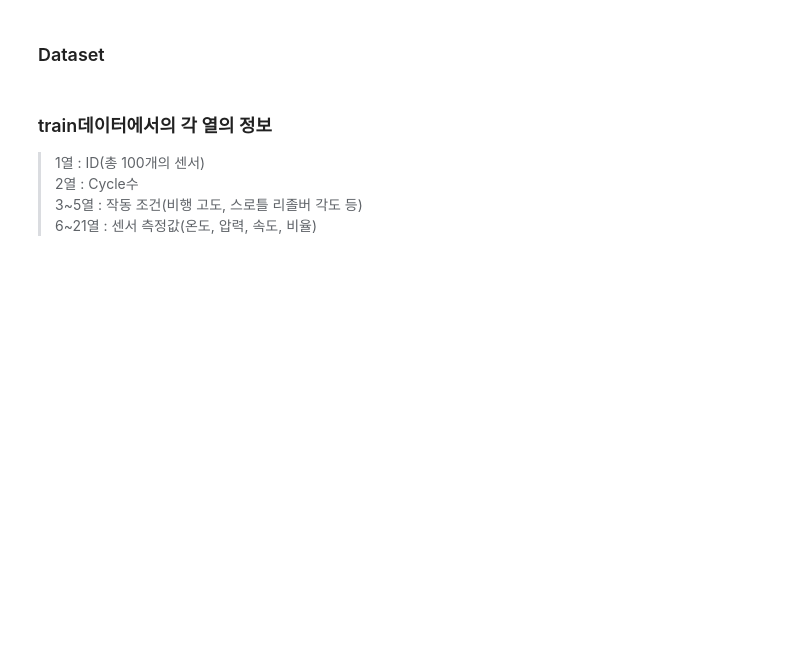
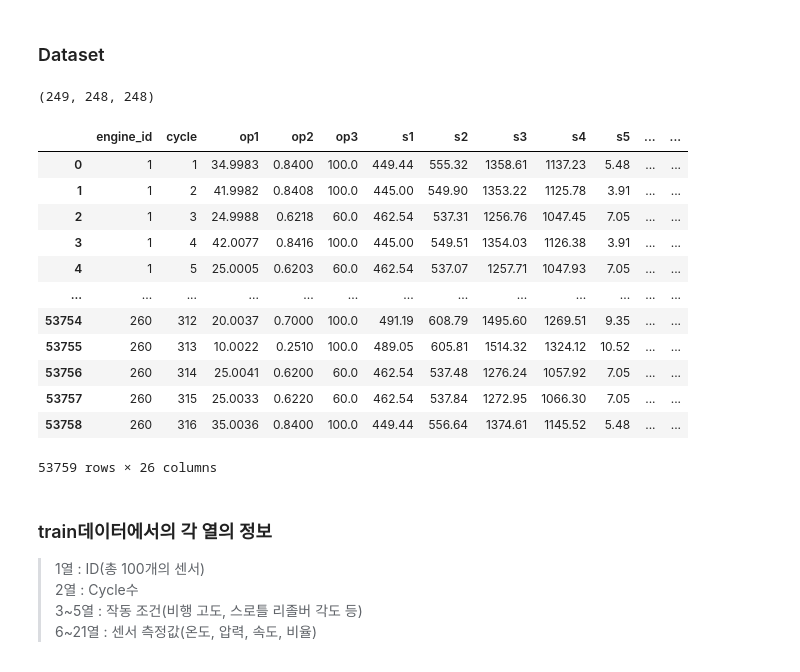
Before and after one commit to poly9010/C-MAPSS-Fleet-RUL-Monitoring-System, a Jupyter notebook: notebooks/(1)데이터이해.ipynb, the cells around one changed output. Cells and saved outputs as stored; diff of their text form; code cells hidden in the pictures; blank space fills up the shorter version.

```diff
--- a/notebooks/(1)데이터이해.ipynb
+++ b/notebooks/(1)데이터이해.ipynb
@@ -15,3 +19,23 @@ train4 = pd.read_csv("../data/raw/train_FD004.txt", sep=r"\s+", header=None, nam
+# %%
+train4.engine_id.nunique(), test4.engine_id.nunique(), len(open("../data/raw/RUL_FD004.txt").readlines())
+# %% [output]
+(249, 248, 248)
+# %%
+train2
+# %% [output]
+|  | engine_id | cycle | op1 | op2 | op3 | s1 | s2 | s3 | s4 | s5 | ... | ... |
+| 0 | 1 | 1 | 34.9983 | 0.8400 | 100.0 | 449.44 | 555.32 | 1358.61 | 1137.23 | 5.48 | ... | ... |
+| 1 | 1 | 2 | 41.9982 | 0.8408 | 100.0 | 445.00 | 549.90 | 1353.22 | 1125.78 | 3.91 | ... | ... |
+| 2 | 1 | 3 | 24.9988 | 0.6218 | 60.0 | 462.54 | 537.31 | 1256.76 | 1047.45 | 7.05 | ... | ... |
+| 3 | 1 | 4 | 42.0077 | 0.8416 | 100.0 | 445.00 | 549.51 | 1354.03 | 1126.38 | 3.91 | ... | ... |
+| 4 | 1 | 5 | 25.0005 | 0.6203 | 60.0 | 462.54 | 537.07 | 1257.71 | 1047.93 | 7.05 | ... | ... |
+| ... | ... | ... | ... | ... | ... | ... | ... | ... | ... | ... | ... | ... |
+| 53754 | 260 | 312 | 20.0037 | 0.7000 | 100.0 | 491.19 | 608.79 | 1495.60 | 1269.51 | 9.35 | ... | ... |
+| 53755 | 260 | 313 | 10.0022 | 0.2510 | 100.0 | 489.05 | 605.81 | 1514.32 | 1324.12 | 10.52 | ... | ... |
+| 53756 | 260 | 314 | 25.0041 | 0.6200 | 60.0 | 462.54 | 537.48 | 1276.24 | 1057.92 | 7.05 | ... | ... |
+| 53757 | 260 | 315 | 25.0033 | 0.6220 | 60.0 | 462.54 | 537.84 | 1272.95 | 1066.30 | 7.05 | ... | ... |
+| 53758 | 260 | 316 | 35.0036 | 0.8400 | 100.0 | 449.44 | 556.64 | 1374.61 | 1145.52 | 5.48 | ... | ... |
+53759 rows × 26 columns
 # %% [markdown]
 ### train데이터에서의 각 열의 정보
 > 1열 : ID(총 100개의 센서)
```
Also changed, not shown: parts of 14 cells of this notebook.
